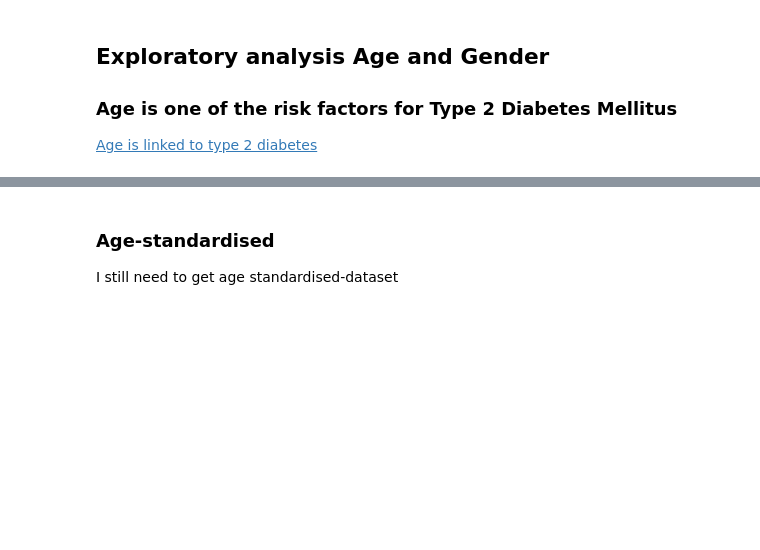
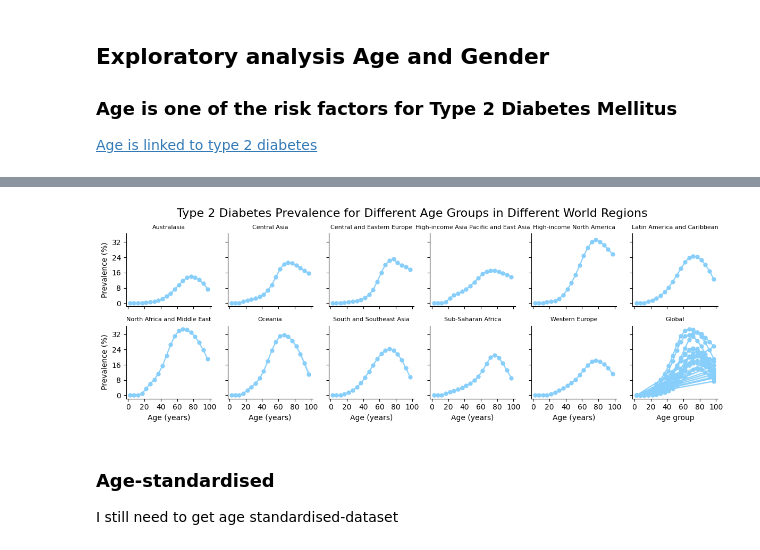
Before and after one commit to aldaszarnauskas/programming-for-data-analytics, a Jupyter notebook: project/project.ipynb, the cells around one changed output, grey strips where cells are left out. Drawn from its saved outputs; the diff is of its cells as text; code cells hidden in the pictures; blank space fills up the shorter version.

```diff
--- a/project/project.ipynb
+++ b/project/project.ipynb
@@ -97,0 +77,2 @@ percent_grouped_df["age_mid"] = percent_grouped_df["age_name"].apply(age_midpoin
+# %%
+df_both = df[(df["sex_name"] == "Both") & (df["metric_name"] == "Number")]
@@ -97,0 +127,17 @@ percent_grouped_df["age_mid"] = percent_grouped_df["age_name"].apply(age_midpoin
+# %%
+cols = [
+    ("val_T2D", "Number"),
+    ("val_population", "Number"),
+    ("var", "Number")
+]
+
+df_region = (
+    df_pivot[cols]
+    .groupby(["region", "age_name"])
+    .sum()
+)
+
+df_region["se", "Number"] = df_region["var", "Number"] ** 0.5
+df_region["lower", "Number"] = df_region["val_T2D", "Number"] - (1.96  * df_region["se", "Number"])
+df_region["upper", "Number"] = df_region["val_T2D", "Number"] + (1.96  * df_region["se", "Number"])
+df_region
@@ -164,3 +216,67 @@ plt.show()
+# %%
+regions = df_region_age['region'].unique()
+regions = np.append(regions, "Global")
+n = len(regions)
+nrows=2
+ncols=6
+
+label_xaxis = list(range((nrows * ncols - ncols), nrows * ncols))
+
+fig, axes = plt.subplots(nrows=nrows, ncols=ncols, figsize=(ncols*2, nrows*2), sharex=True, sharey=True)
+
+axes = axes.flatten()
+
+count = 0
+
+for ax, region in zip(axes, regions):
+
+    if region == "Global":
+        region_df = df_region_age
+    else:
+        region_df = df_region_age[df_region_age['region'] == region]
+
+    ax.plot(region_df['age_mid'], region_df['val_T2D']["Percent"], label='Mean', marker='o', markeredgewidth=0, color="lightskyblue")
+    ax.fill_between(
+        region_df['age_mid'],
+        region_df['lower']["Percent"],
+        region_df['upper']["Percent"],
+        color='lightskyblue', alpha=0.2
+    )
+
+
+    col = count % ncols
+    if col == 0:
+        ax.set_ylabel("Prevalence (%)")
+    else:
+        ax.set_ylabel("")
+        ax.tick_params(axis="y", labelleft=False)
+
+
+    if count in label_xaxis:
+        ax.set_xlabel("Age (years)")
+    else:
+        ax.set_xlabel("")
+        ax.tick_params(axis="x", labelleft=False)
+    count += 1
+
+
+    ax.xaxis.set_major_locator(MaxNLocator(nbins=6))
+    ax.yaxis.set_major_locator(MaxNLocator(nbins=6))
+    ax.set_title(region, fontsize=8)
+    ax.grid(False)
+    ax.spines["top"].set_visible(False)
+    ax.spines["right"].set_visible(False)
+
+
+plt.xlabel("Age group")
+plt.tight_layout()
+fig.suptitle(
+    "Type 2 Diabetes Prevalence for Different Age Groups in Different World Regions",
+    y=1.04,
+    fontsize=16)
+plt.show()
+# %% [output]
+[figure, added]
 # %% [markdown]
 ### Age-standardised
 
```
Also changed, not shown: parts of 43 cells of this notebook.
